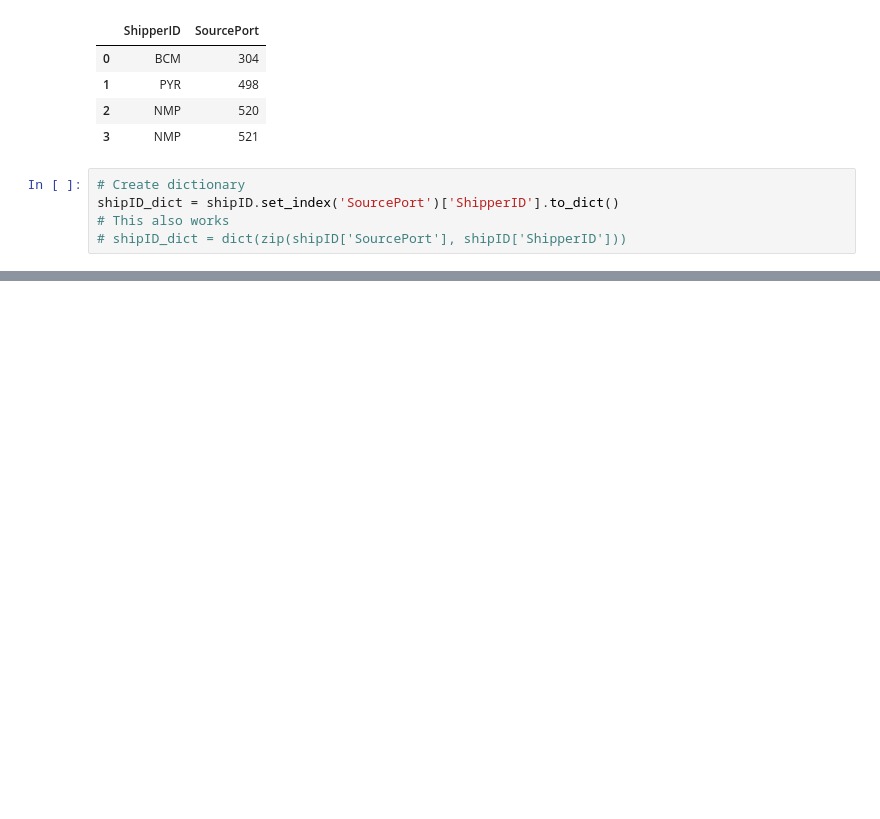
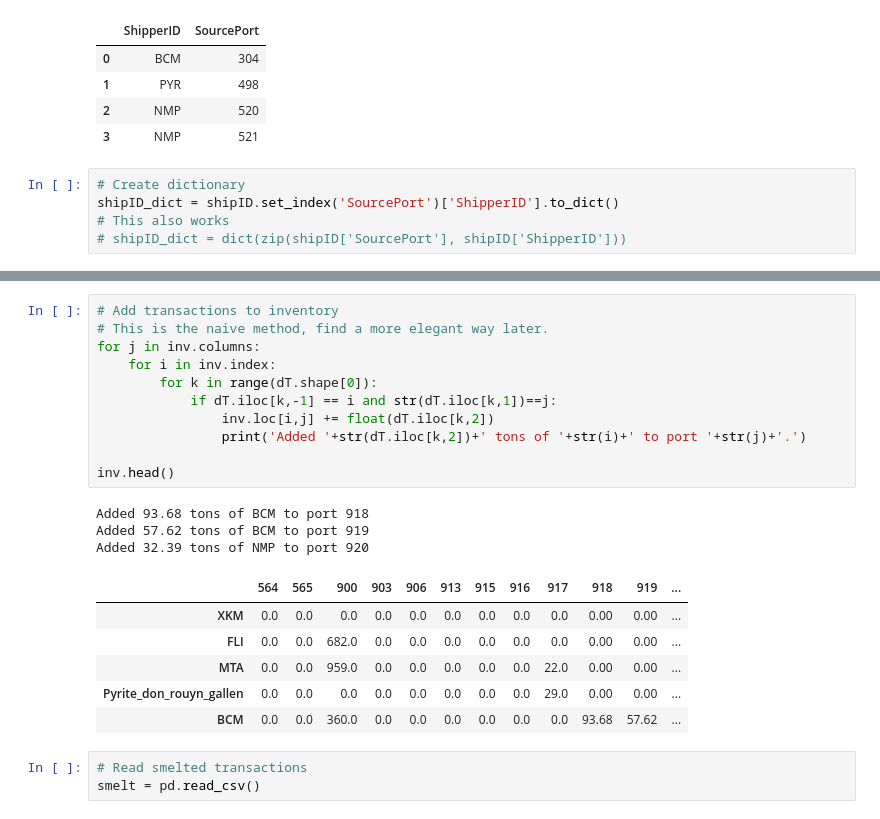
Before and after one commit to mark-zhao1/Fonte, a Jupyter notebook: Fonte_dev.ipynb, the cells around one changed output, grey strips where cells are left out. Cells and saved outputs as stored; diff of their text form; blank space fills up the shorter version.

```diff
--- a/Fonte_dev.ipynb
+++ b/Fonte_dev.ipynb
@@ -57,0 +112,24 @@ dT[dT['shipperID'].notnull()]
+# %%
+# Add transactions to inventory
+# This is the naive method, find a more elegant way later.
+for j in inv.columns:
+    for i in inv.index:
+        for k in range(dT.shape[0]):
+            if dT.iloc[k,-1] == i and str(dT.iloc[k,1])==j:
+                inv.loc[i,j] += float(dT.iloc[k,2])
+                print('Added '+str(dT.iloc[k,2])+' tons of '+str(i)+' to port '+str(j)+'.')
+
+inv.head()
+# %% [output]
+Added 93.68 tons of BCM to port 918
+Added 57.62 tons of BCM to port 919
+Added 32.39 tons of NMP to port 920
+|  | 564 | 565 | 900 | 903 | 906 | 913 | 915 | 916 | 917 | 918 | 919 | ... |
+| XKM | 0.0 | 0.0 | 0.0 | 0.0 | 0.0 | 0.0 | 0.0 | 0.0 | 0.0 | 0.00 | 0.00 | ... |
+| FLI | 0.0 | 0.0 | 682.0 | 0.0 | 0.0 | 0.0 | 0.0 | 0.0 | 0.0 | 0.00 | 0.00 | ... |
+| MTA | 0.0 | 0.0 | 959.0 | 0.0 | 0.0 | 0.0 | 0.0 | 0.0 | 22.0 | 0.00 | 0.00 | ... |
+| Pyrite_don_rouyn_gallen | 0.0 | 0.0 | 0.0 | 0.0 | 0.0 | 0.0 | 0.0 | 0.0 | 29.0 | 0.00 | 0.00 | ... |
+| BCM | 0.0 | 0.0 | 360.0 | 0.0 | 0.0 | 0.0 | 0.0 | 0.0 | 0.0 | 93.68 | 57.62 | ... |
+# %%
+# Read smelted transactions
+smelt = pd.read_csv()
```
Also changed, not shown: parts of 6 cells of this notebook.
